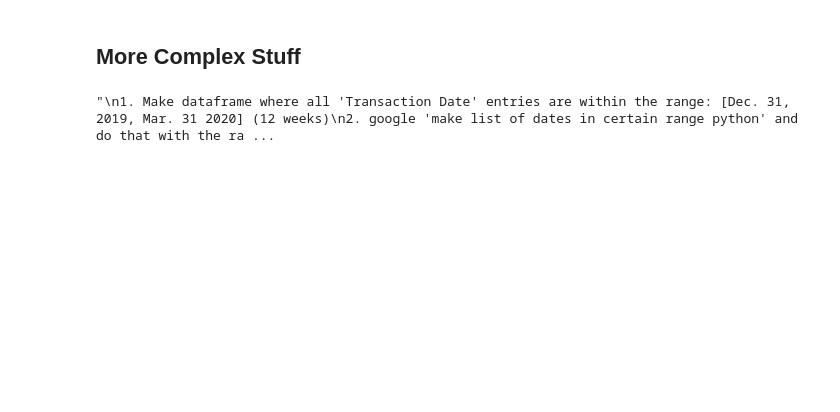
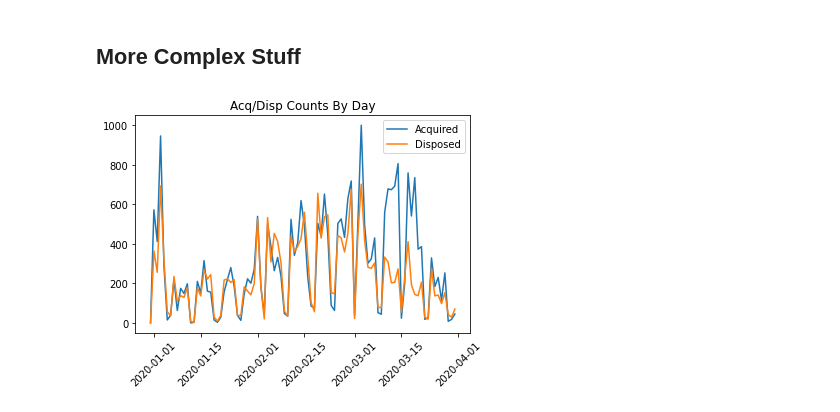
Before and after one commit to MichiganDataScienceTeam/F22-SEC-Insider-Trading, a Jupyter notebook: tutorials/week6/pandasFluency.ipynb, the cells around one changed output. Saved outputs shown, nothing was run; the diff lists cells and outputs as text; code cells hidden in the pictures; blank space fills up the shorter version.

```diff
--- a/tutorials/week6/pandasFluency.ipynb
+++ b/tutorials/week6/pandasFluency.ipynb
@@ -84,9 +138,29 @@ Get Top 10 Transaction Codes and their frequencies
 # %%
 '''
 1. Make dataframe where all 'Transaction Date' entries are within the range: [Dec. 31, 2019, Mar. 31 2020] (12 weeks)
 2. google 'make list of dates in certain range python' and do that with the range from above ^^^^^^^
 3. fill acquired/disposed_list with count of A/D in result of 1 that fall within the ranges of date_range
 4. Plot it
 '''
+start_date = datetime.datetime(year=2019,month=12,day=31)
+end_date = datetime.datetime(year=2020,month=3,day=31)
+num_periods = 92
+temp = data[(data['Transaction Date'] >= start_date) & (data['Transaction Date'] <= end_date)]
+date_range = pd.date_range(start=start_date,end=end_date,periods=num_periods)
+
+acquired_list = [0]
+disposed_list = [0]
+for i in range(1,len(date_range)):
+    acq_val = temp[(temp['Transaction Date'] >= date_range[i-1]) & (temp['Transaction Date'] < date_range[i]) & (temp['Acquired or Disposed']=='A')]['link'].shape[0]
+    acquired_list.append(acq_val)
+    dis_val = temp[(temp['Transaction Date'] >= date_range[i-1]) & (temp['Transaction Date'] < date_range[i]) & (temp['Acquired or Disposed']=='D')]['link'].shape[0]
+    disposed_list.append(dis_val)
+
+plt.plot(date_range,acquired_list)
+plt.plot(date_range,disposed_list)
+plt.xticks(rotation=45)
+plt.legend(['Acquired','Disposed'])
+plt.title('Acq/Disp Counts By Day')
+plt.show()
 # %% [output]
-"\n1. Make dataframe where all 'Transaction Date' entries are within the range: [Dec. 31, 2019, Mar. 31 2020] (12 weeks)\n2. google 'make list of dates in certain range python' and do that with the ra ...
+[figure, added]
```
Also changed, not shown: parts of 4 cells of this notebook.
